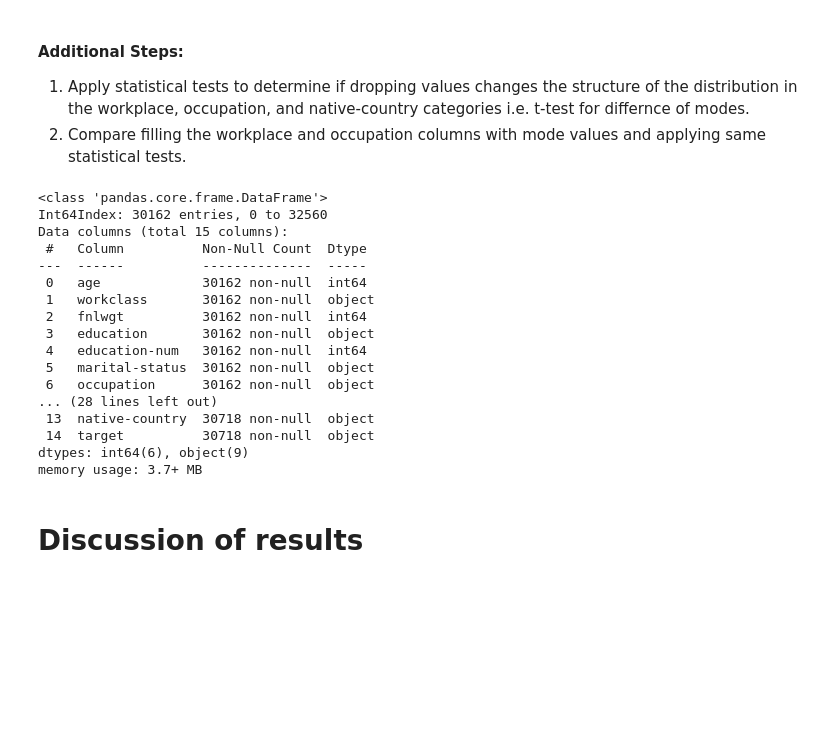
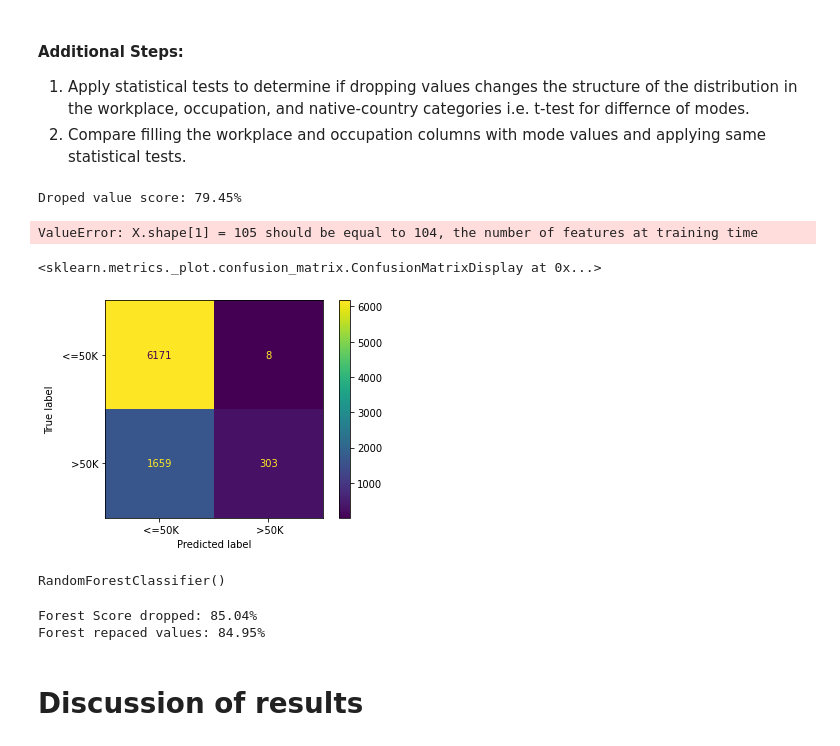
Before and after one commit to jobyid/StriveSchool, a Jupyter notebook: Machine Learning/d8_svm/03_HARD_adult-data-investigation.ipynb, the cells around one changed output. Saved outputs shown, nothing was run; the diff lists cells and outputs as text; code cells hidden in the pictures; blank space fills up the shorter version.

```diff
--- a/Machine Learning/d8_svm/03_HARD_adult-data-investigation.ipynb
+++ b/Machine Learning/d8_svm/03_HARD_adult-data-investigation.ipynb
@@ -155,29 +187,53 @@ print()
 #### Additional Steps:
 1. Apply statistical tests to determine if dropping values changes the structure of the distribution in the workplace, occupation, and native-country categories i.e. t-test for differnce of modes.
 2. Compare filling the workplace and occupation columns with mode values and applying same statistical tests.
-# %%
-df_drop_all = df[(df["workclass"]!=" ?") & (df["occupation"]!=" ?") & (df["native-country"]!=" ?")]
-df_drop = df[(df["workclass"]!=" ?") & (df["occupation"]!=" ?")]
-df_drop_all.info()
-df_drop.info()
-#train / test... you know the drill
-# %% [output]
-<class 'pandas.core.frame.DataFrame'>
-Int64Index: 30162 entries, 0 to 32560
-Data columns (total 15 columns):
- #   Column          Non-Null Count  Dtype
----  ------          --------------  -----
- 0   age             30162 non-null  int64
- 1   workclass       30162 non-null  object
- 2   fnlwgt          30162 non-null  int64
- 3   education       30162 non-null  object
- 4   education-num   30162 non-null  int64
- 5   marital-status  30162 non-null  object
- 6   occupation      30162 non-null  object
-... (28 lines left out)
- 13  native-country  30718 non-null  object
- 14  target          30718 non-null  object
-dtypes: int64(6), object(9)
-memory usage: 3.7+ MB
+# %%
+df_drop_all = df[(df["workclass"]!=" ?") & (df["occupation"]!=" ?") & (df["native-country"]!=" ?")]
+#train / test... you know the dril
+df_replace = df.replace(" ?",np.nan)
+df_replace.workclass = df_replace['workclass'].fillna(df_replace['workclass'].mode()[0])
+df_replace['occupation'] =df_replace['occupation'].fillna(df_replace['occupation'].mode()[0])
+df_replace['native-country'] =df_replace['native-country'].fillna(df_replace['native-country'].mode()[0])
+
+X_dr = df_drop_all.iloc[:,:-1]
+X_dr = pd.get_dummies(X_dr)
+y_dr = df_drop_all.target
+
+X_re = df_replace.iloc[:,:-1]
+X_re = pd.get_dummies(X_re)
+y_re = df_replace.target
+
+X_dr_train, X_dr_test, y_dr_train, y_dr_test = train_test_split(X_dr, y_dr)
+X_re_train, X_re_test, y_re_train, y_re_test = train_test_split(X_re, y_re)
+# %%
+svc_drop = SVC()
+svc_drop.fit(X_dr_train, y_dr_train)
+print("Droped value score: {:.2f}%".format(svc_drop.score(X_dr_test, y_dr_test)*100))
+svc_rep = SVC()
+svc_rep.fit(X_re_train, y_re_train)
+print("Replaced value score: {:.2f} %".format(svc_drop.score(X_re_test, y_re_test)*100))
+# %% [output]
+Droped value score: 79.45%
+ValueError: X.shape[1] = 105 should be equal to 104, the number of features at training time
+# %%
+from sklearn.metrics import plot_confusion_matrix
+plot_confusion_matrix(svc_rep,X_re_test, y_re_test)
+# %% [output]
+<sklearn.metrics._plot.confusion_matrix.ConfusionMatrixDisplay at 0x...>
+[figure, added]
+# %%
+from sklearn.ensemble import RandomForestClassifier
+rf_dr = RandomForestClassifier()
+rf_re = RandomForestClassifier()
+rf_dr.fit(X_dr_train, y_dr_train)
+rf_re.fit(X_re_train, y_re_train)
+# %% [output]
+RandomForestClassifier()
+# %%
+print("Forest Score dropped: {:.2f}%".format(rf_dr.score(X_dr_test, y_dr_test)*100))
+print("Forest repaced values: {:.2f}%".format(rf_re.score(X_re_test, y_re_test)*100))
+# %% [output]
+Forest Score dropped: 85.04%
+Forest repaced values: 84.95%
 # %% [markdown]
 # Discussion of results
```
Also changed, not shown: parts of 5 cells of this notebook, 2 other files.
